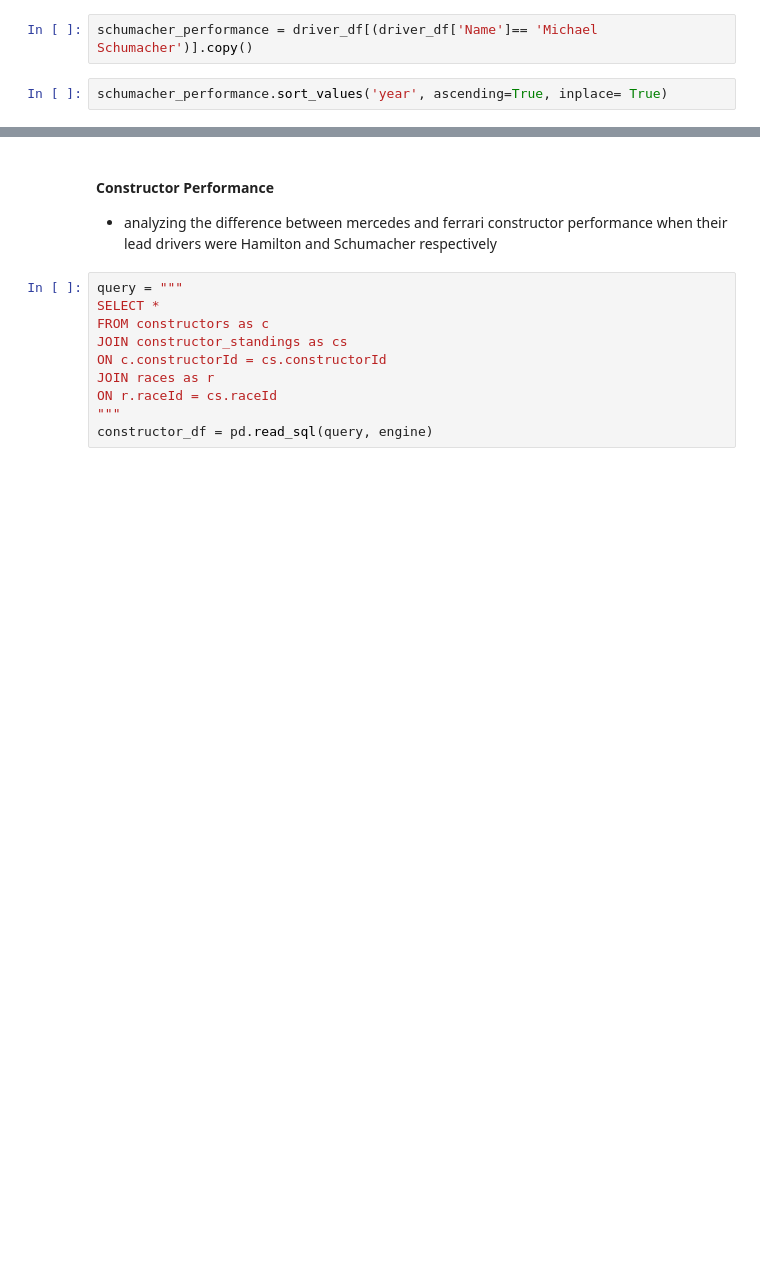
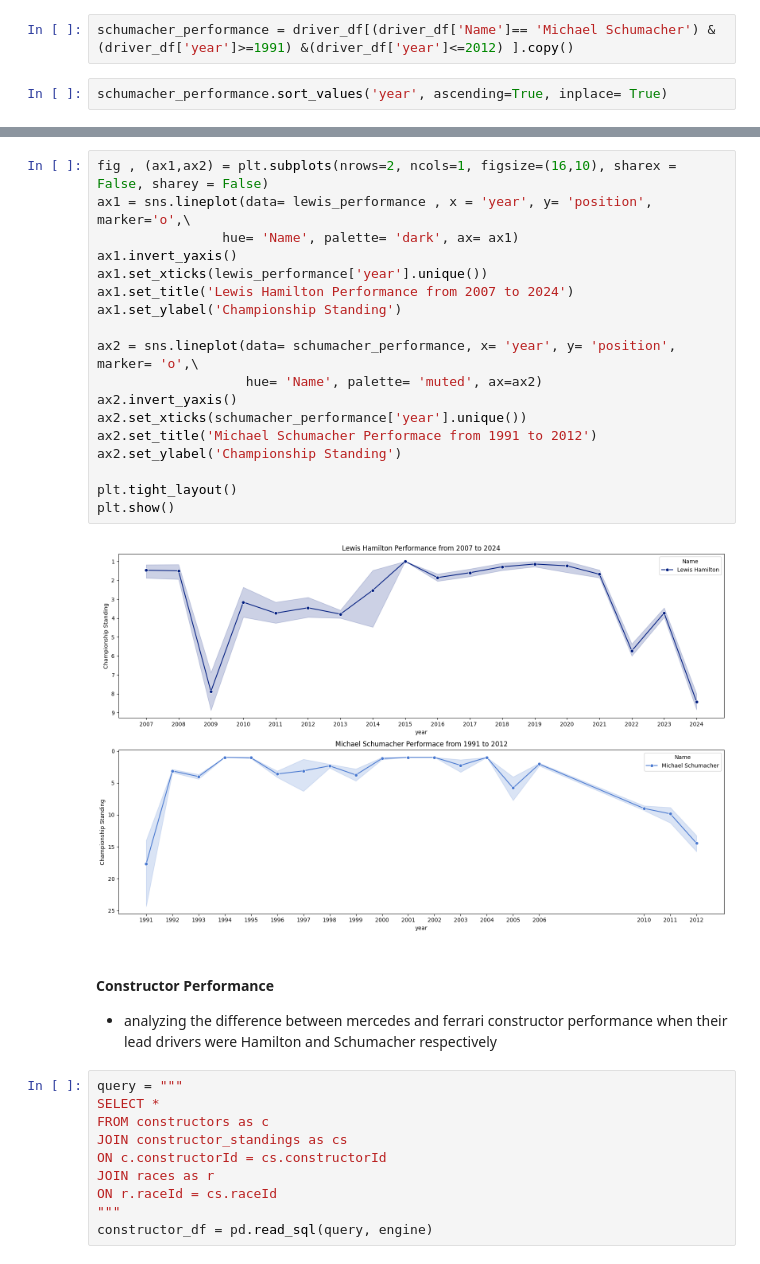
Before and after one commit to sagarverma29/F1-World-Championship-Analysis, a Jupyter notebook: Formula 1 EDA.ipynb, the cells around one changed output, grey strips where cells are left out. Saved outputs shown, nothing was run; the diff lists cells and outputs as text; blank space fills up the shorter version.

```diff
--- a/Formula 1 EDA.ipynb
+++ b/Formula 1 EDA.ipynb
@@ -540,4 +567,4 @@ plt.show()
 # %%
-schumacher_performance = driver_df[(driver_df['Name']== 'Michael Schumacher')].copy()
+schumacher_performance = driver_df[(driver_df['Name']== 'Michael Schumacher') & (driver_df['year']>=1991) &(driver_df['year']<=2012) ].copy()
 # %%
 schumacher_performance.sort_values('year', ascending=True, inplace= True)
@@ -556,3 +581,23 @@ plt.show()
+# %%
+fig , (ax1,ax2) = plt.subplots(nrows=2, ncols=1, figsize=(16,10), sharex = False, sharey = False)
+ax1 = sns.lineplot(data= lewis_performance , x = 'year', y= 'position', marker='o',\
+                hue= 'Name', palette= 'dark', ax= ax1)
+ax1.invert_yaxis()
+ax1.set_xticks(lewis_performance['year'].unique())
+ax1.set_title('Lewis Hamilton Performance from 2007 to 2024')
+ax1.set_ylabel('Championship Standing')
+
+ax2 = sns.lineplot(data= schumacher_performance, x= 'year', y= 'position', marker= 'o',\
+                   hue= 'Name', palette= 'muted', ax=ax2)
+ax2.invert_yaxis()
+ax2.set_xticks(schumacher_performance['year'].unique())
+ax2.set_title('Michael Schumacher Performace from 1991 to 2012')
+ax2.set_ylabel('Championship Standing')
+
+plt.tight_layout()
+plt.show()
+# %% [output]
+[figure, added]
 # %% [markdown]
 #### Constructor Performance
 - analyzing the difference between mercedes and ferrari constructor performance when their lead drivers were Hamilton and Schumacher respectively
```
Also changed, not shown: parts of 22 cells of this notebook.
